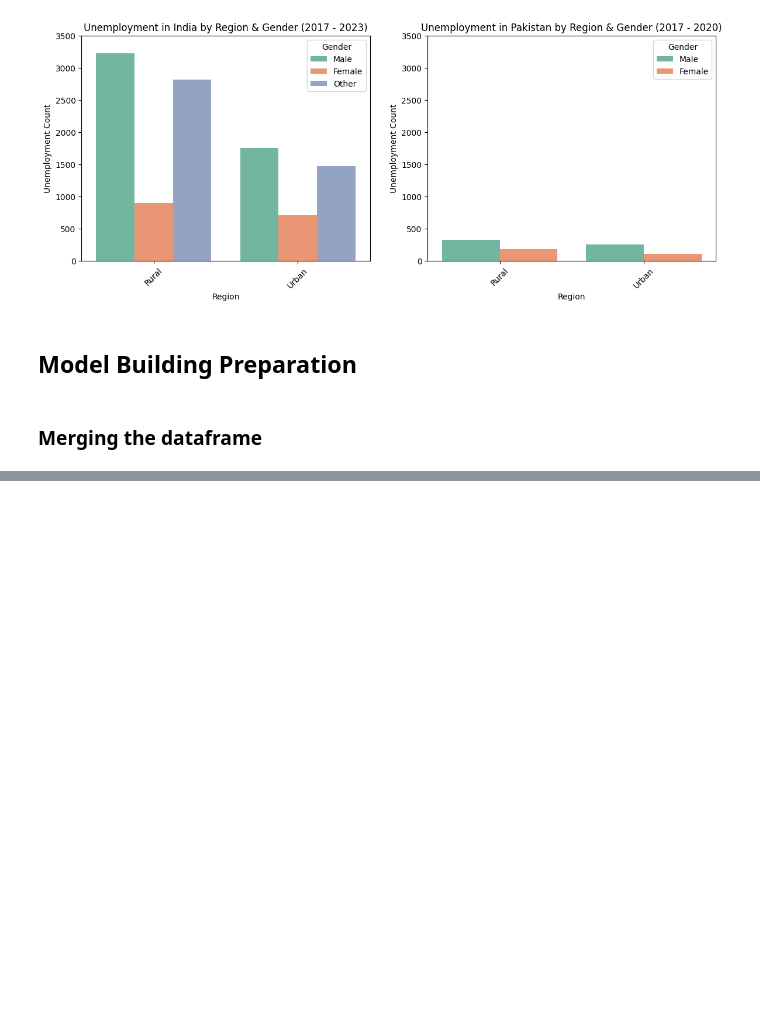
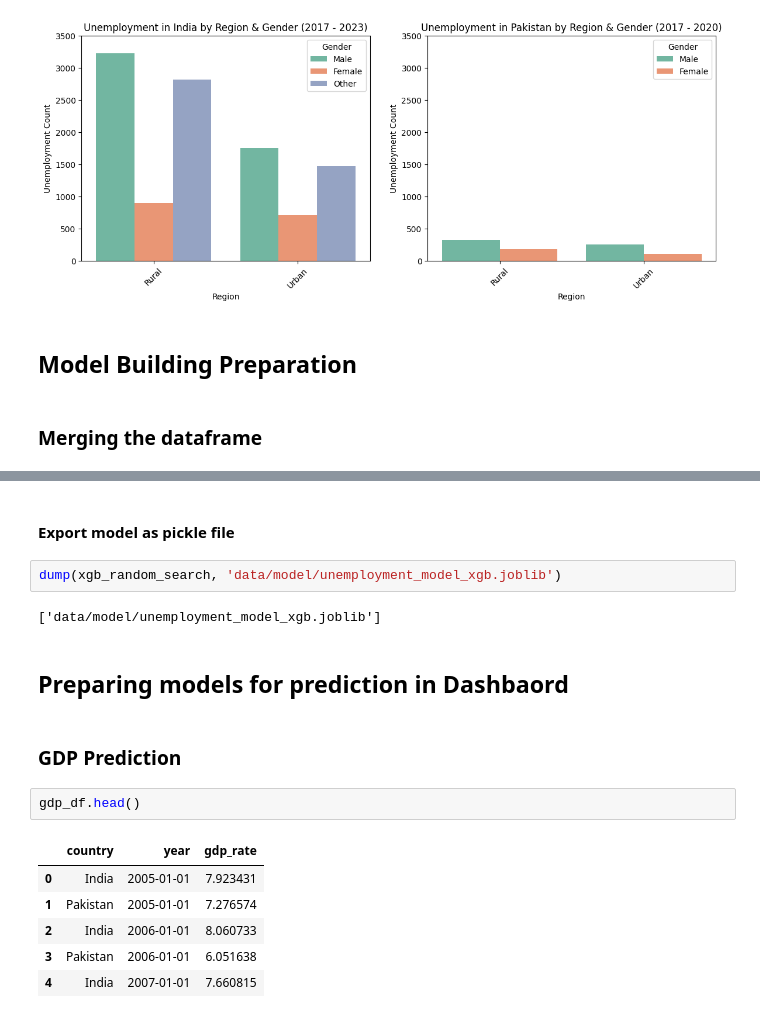
Before and after one commit to KaungSiThu-Sallius/Unemployment-Analysis-and-Prediction-in-India-and-Pakistan, a Jupyter notebook: main.ipynb, the cells around one changed output, grey strips where cells are left out. Saved outputs shown, nothing was run; the diff lists cells and outputs as text; blank space fills up the shorter version.

Commit message:
export model for prediction

```diff
--- a/main.ipynb
+++ b/main.ipynb
@@ -385,0 +527,19 @@ test_df
+# %% [markdown]
+#### Export model as pickle file
+# %%
+dump(xgb_random_search, 'data/model/unemployment_model_xgb.joblib')
+# %% [output]
+['data/model/unemployment_model_xgb.joblib']
+# %% [markdown]
+## Preparing models for prediction in Dashbaord
+# %% [markdown]
+### GDP Prediction
+# %%
+gdp_df.head()
+# %% [output]
+|  | country | year | gdp_rate |
+| 0 | India | 2005-01-01 | 7.923431 |
+| 1 | Pakistan | 2005-01-01 | 7.276574 |
+| 2 | India | 2006-01-01 | 8.060733 |
+| 3 | Pakistan | 2006-01-01 | 6.051638 |
+| 4 | India | 2007-01-01 | 7.660815 |
```
Also changed, not shown: parts of 23 cells of this notebook, 3 other files.
